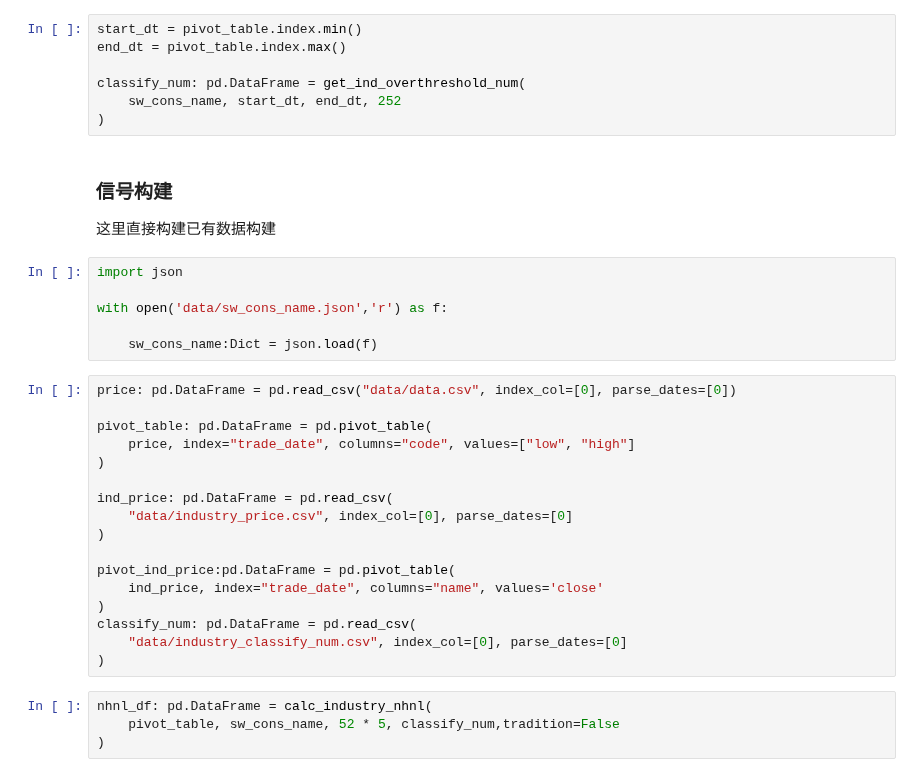
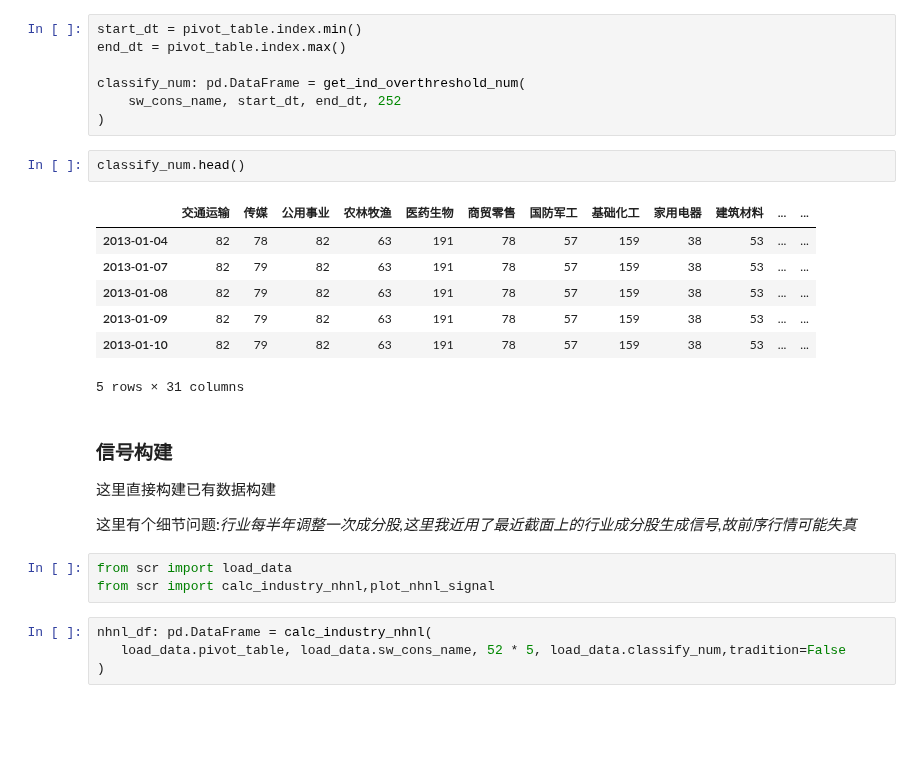
Before and after one commit to hugo2046/QuantsPlaybook, a Jupyter notebook: C-择时类/行业指数顶部和底部信号/行业指数顶部和底部信号.ipynb, the cells around one changed output. Drawn from its saved outputs; the diff is of its cells as text; blank space fills up the shorter version.

```diff
--- a/C-择时类/行业指数顶部和底部信号/行业指数顶部和底部信号.ipynb
+++ b/C-择时类/行业指数顶部和底部信号/行业指数顶部和底部信号.ipynb
@@ -229,34 +230,26 @@ end_dt = pivot_table.index.max()
 classify_num: pd.DataFrame = get_ind_overthreshold_num(
     sw_cons_name, start_dt, end_dt, 252
 )
+# %%
+classify_num.head()
+# %% [output]
+|  | 交通运输 | 传媒 | 公用事业 | 农林牧渔 | 医药生物 | 商贸零售 | 国防军工 | 基础化工 | 家用电器 | 建筑材料 | ... | ... |
+| 2013-01-04 | 82 | 78 | 82 | 63 | 191 | 78 | 57 | 159 | 38 | 53 | ... | ... |
+| 2013-01-07 | 82 | 79 | 82 | 63 | 191 | 78 | 57 | 159 | 38 | 53 | ... | ... |
+| 2013-01-08 | 82 | 79 | 82 | 63 | 191 | 78 | 57 | 159 | 38 | 53 | ... | ... |
+| 2013-01-09 | 82 | 79 | 82 | 63 | 191 | 78 | 57 | 159 | 38 | 53 | ... | ... |
+| 2013-01-10 | 82 | 79 | 82 | 63 | 191 | 78 | 57 | 159 | 38 | 53 | ... | ... |
+5 rows × 31 columns
 # %% [markdown]
 ### 信号构建
 
 这里直接构建已有数据构建
+
+这里有个细节问题:*行业每半年调整一次成分股,这里我近用了最近截面上的行业成分股生成信号,故前序行情可能失真*
-# %%
-import json
-
-with open('data/sw_cons_name.json','r') as f:
-
-    sw_cons_name:Dict = json.load(f)
-# %%
-price: pd.DataFrame = pd.read_csv("data/data.csv", index_col=[0], parse_dates=[0])
-
-pivot_table: pd.DataFrame = pd.pivot_table(
-    price, index="trade_date", columns="code", values=["low", "high"]
-)
-
-ind_price: pd.DataFrame = pd.read_csv(
-    "data/industry_price.csv", index_col=[0], parse_dates=[0]
-)
-
-pivot_ind_price:pd.DataFrame = pd.pivot_table(
-    ind_price, index="trade_date", columns="name", values='close'
-)
-classify_num: pd.DataFrame = pd.read_csv(
-    "data/industry_classify_num.csv", index_col=[0], parse_dates=[0]
-)
+# %%
+from scr import load_data
+from scr import calc_industry_nhnl,plot_nhnl_signal
 # %%
 nhnl_df: pd.DataFrame = calc_industry_nhnl(
-    pivot_table, sw_cons_name, 52 * 5, classify_num,tradition=False
+   load_data.pivot_table, load_data.sw_cons_name, 52 * 5, load_data.classify_num,tradition=False
 )
```
Also changed, not shown: parts of 7 cells of this notebook, 3 other files.
